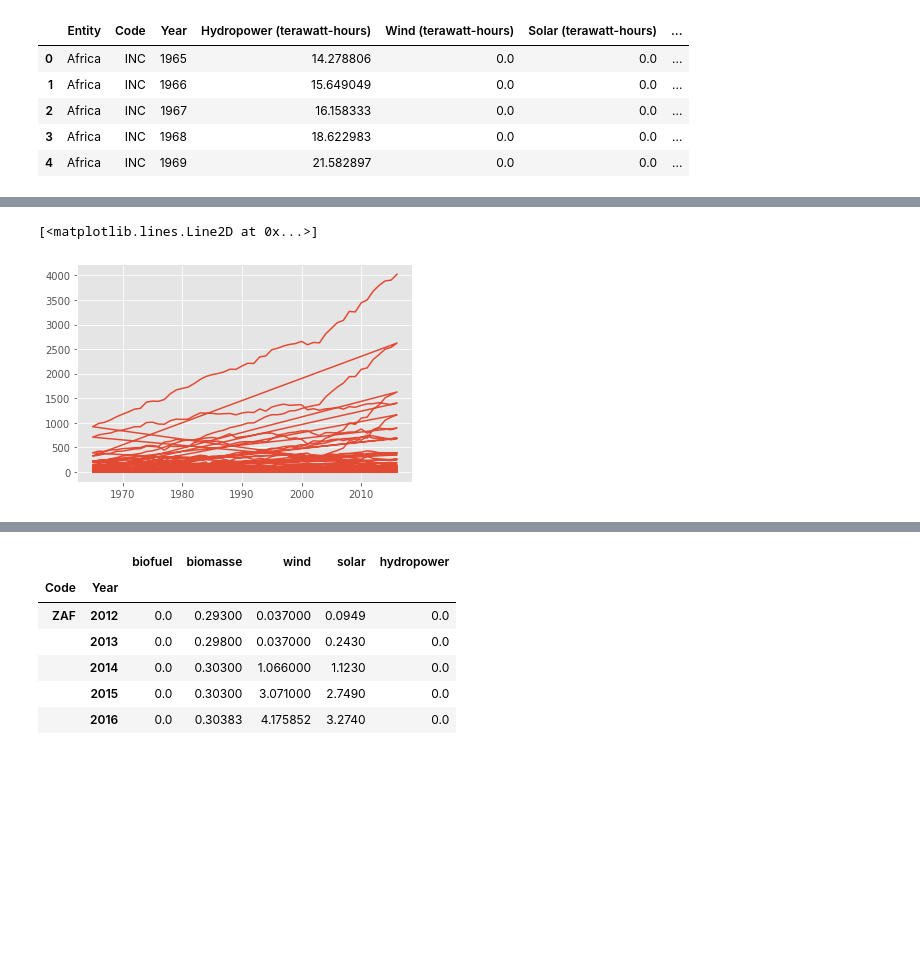
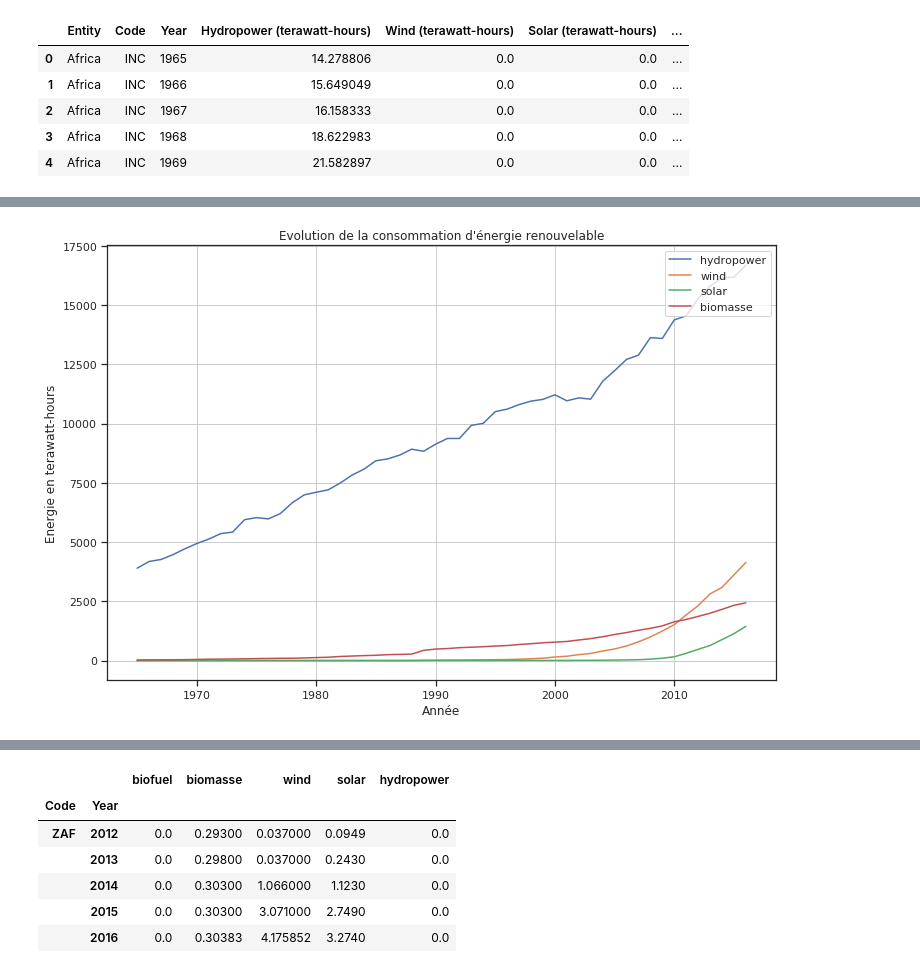
Before and after one commit to aksl20/hackathon-futur-energy, a Jupyter notebook: python/notebook/clean_renew_data.ipynb, the cells around one changed output, grey strips where cells are left out. Drawn from its saved outputs; the diff is of its cells as text; code cells hidden in the pictures; blank space fills up the shorter version.

```diff
--- a/python/notebook/clean_renew_data.ipynb
+++ b/python/notebook/clean_renew_data.ipynb
@@ -2,6 +2,8 @@
 import pandas as pd
 import matplotlib.pyplot as plt
 import numpy as np
+import seaborn as sns
+sns.set(style="ticks")
 # %%
 project_path = '/home/parfait/Documents/MS BGD/INFMDI721_KIT_BigData/Kit_data/hackathon-futur-energy/'
 # %%
@@ -74,5 +78,14 @@ data_mrec_clean.head()
-# %%
-data_mrec_clean['Entity']
-# %% [output]
-[<matplotlib.lines.Line2D at 0x...>]
-[figure, removed]
+# %%
+fig = plt.figure(figsize=(12, 8))
+plt.plot(data_mrec_clean_year['hydropower'], label ='hydropower')
+plt.plot(data_mrec_clean_year['wind'], label ='wind')
+plt.plot(data_mrec_clean_year['solar'], label ='solar')
+plt.plot(data_mrec_clean_year['biomasse'], label ='biomasse')
+plt.legend(loc=1)
+plt.title("Evolution de la consommation d'énergie renouvelable")
+plt.xlabel("Année")
+plt.ylabel("Energie en terawatt-hours")
+plt.grid()
+plt.show()
+# %% [output]
+[figure, added]
```
Also changed, not shown: parts of 2 cells of this notebook.
